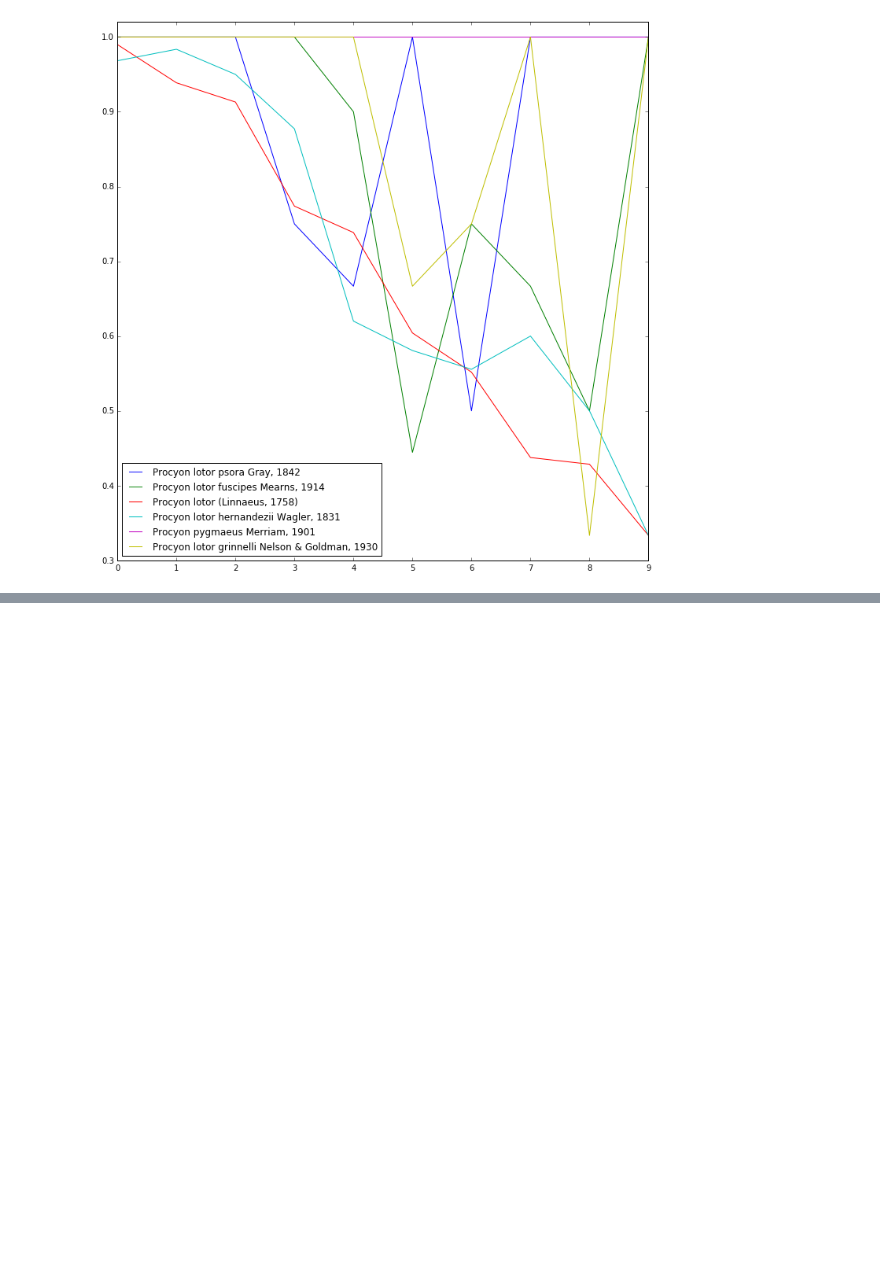
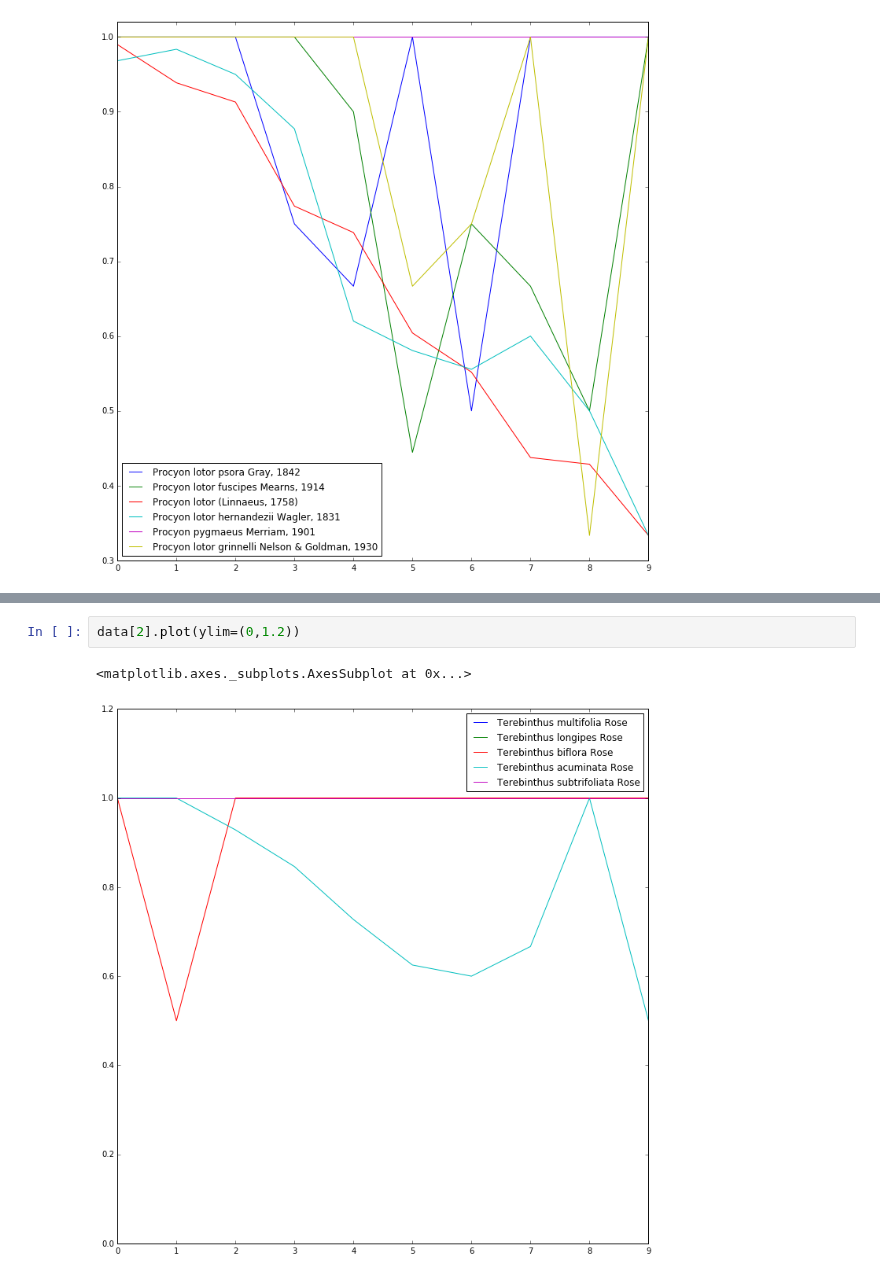
Before and after one commit to molgor/biospytial, a Jupyter notebook: ipython-notebooks/demos/Land Use Inegi 5.ipynb, the cells around one changed output, grey strips where cells are left out. Saved outputs shown, nothing was run; the diff lists cells and outputs as text; blank space fills up the shorter version.

```diff
--- a/ipython-notebooks/demos/Land Use Inegi 5.ipynb
+++ b/ipython-notebooks/demos/Land Use Inegi 5.ipynb
@@ -210,0 +244,5 @@ True
+# %%
+data[2].plot(ylim=(0,1.2))
+# %% [output]
+<matplotlib.axes._subplots.AxesSubplot at 0x...>
+[figure, added]
```
Also changed, not shown: parts of 47 cells of this notebook, 12 other files.
